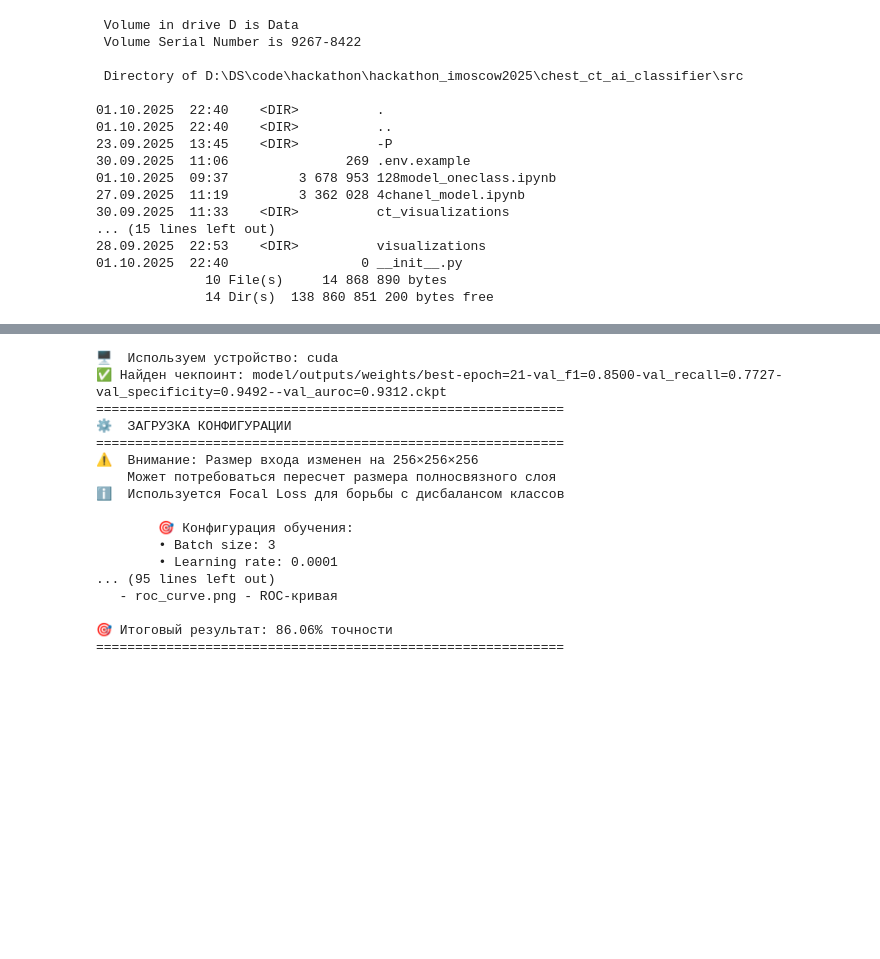
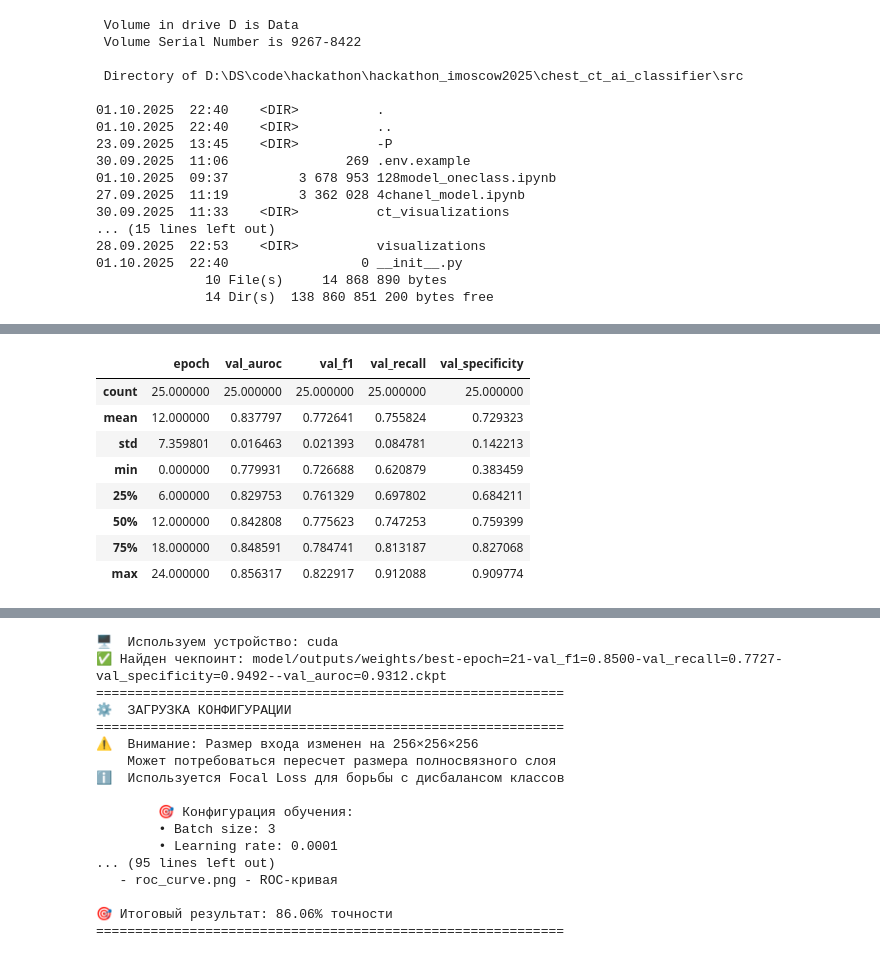
Before and after one commit to Izymka/hackathon_imoscow2025, a Jupyter notebook: chest_ct_ai_classifier/src/pipeline.ipynb, the cells around one changed output, grey strips where cells are left out. Saved outputs shown, nothing was run; the diff lists cells and outputs as text; code cells hidden in the pictures; blank space fills up the shorter version.

```diff
--- a/chest_ct_ai_classifier/src/pipeline.ipynb
+++ b/chest_ct_ai_classifier/src/pipeline.ipynb
@@ -296,0 +338,12 @@ for i, res in enumerate(batch_results):
+# %%
+m1.describe()
+# %% [output]
+|  | epoch | val_auroc | val_f1 | val_recall | val_specificity |
+| count | 25.000000 | 25.000000 | 25.000000 | 25.000000 | 25.000000 |
+| mean | 12.000000 | 0.837797 | 0.772641 | 0.755824 | 0.729323 |
+| std | 7.359801 | 0.016463 | 0.021393 | 0.084781 | 0.142213 |
+| min | 0.000000 | 0.779931 | 0.726688 | 0.620879 | 0.383459 |
+| 25% | 6.000000 | 0.829753 | 0.761329 | 0.697802 | 0.684211 |
+| 50% | 12.000000 | 0.842808 | 0.775623 | 0.747253 | 0.759399 |
+| 75% | 18.000000 | 0.848591 | 0.784741 | 0.813187 | 0.827068 |
+| max | 24.000000 | 0.856317 | 0.822917 | 0.912088 | 0.909774 |
```
Also changed, not shown: parts of 13 cells of this notebook.
